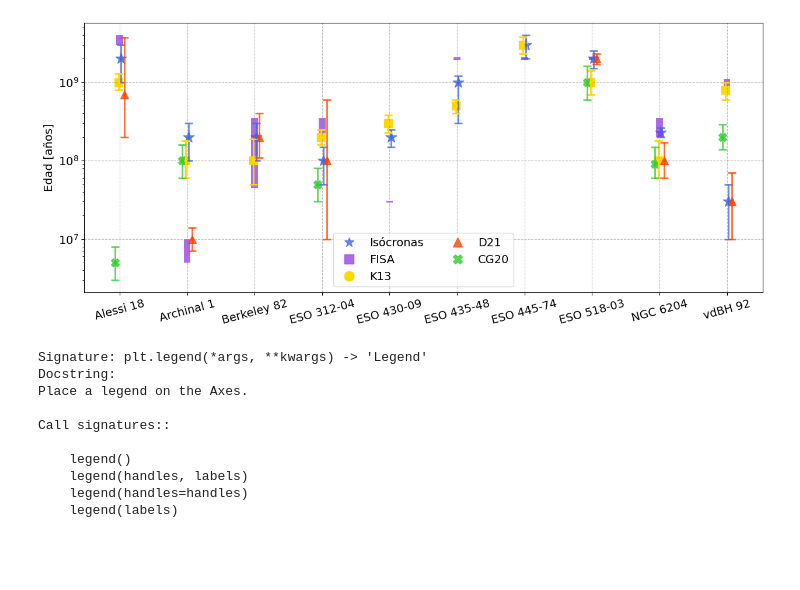
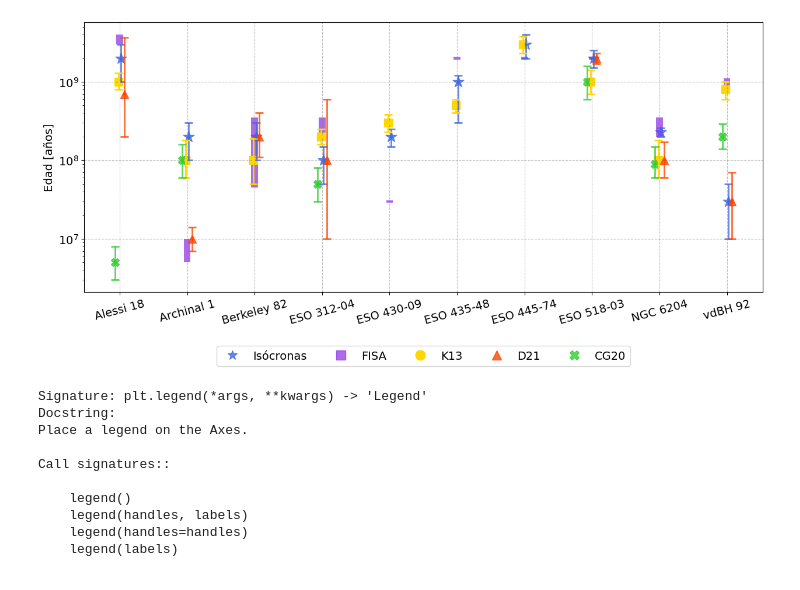
Before and after one commit to ana-garcia1/10-CA-isoc-, a Jupyter notebook: Comp_autores.ipynb, the cells around one changed output. Saved outputs shown, nothing was run; the diff lists cells and outputs as text; code cells hidden in the pictures; blank space fills up the shorter version.

```diff
--- a/Comp_autores.ipynb
+++ b/Comp_autores.ipynb
@@ -246,35 +246,35 @@ for i in range(len(labels)):
         plt.scatter(x[i]-0.02, Kharchenko_yr[i], marker='s', c='gold', s = 100, label='Kharchenko')
         plt.errorbar(x[i]-0.02, Kharchenko_yr[i], yerr=[[Kharchenko_err_inf_yr[i]], [Kharchenko_err_sup_yr[i]]], fmt='.', c='gold', elinewidth=2, capsize=5, capthick=2)
 
     if Dias[i] != 0:
         plt.scatter(x[i]+0.07, Dias_yr[i], marker='^', c='orangered', s = 100, alpha=0.8)
         plt.errorbar(x[i]+0.07, Dias_yr[i], yerr=[[Dias_err_inf_yr[i]], [Dias_err_sup_yr[i]]], fmt='.', c='orangered', elinewidth=2, capsize=5, capthick=2, alpha=0.8)
 
     if CG[i] != 0:
         plt.scatter(x[i]-0.07, CG_yr[i], marker='X', c='limegreen', s = 100, alpha=0.8)
         plt.errorbar(x[i]-0.07, CG_yr[i], yerr=[[CG_err_inf_yr[i]], [CG_err_sup_yr[i]]], fmt='.', c='limegreen', elinewidth=2, capsize=5, capthick=2, alpha=0.8)
 
 plt.xticks(x, labels)
 plt.ylabel('Edad [años]', fontsize=14)
 
 from matplotlib.lines import Line2D
 
 # Crear líneas ficticias para la leyenda
 custom_lines = [
     Line2D([0], [0], marker='*', c='royalblue', alpha=0.8, linestyle='None'),  # Línea 1
     Line2D([0], [0],  marker='s', alpha=0.7, color='blueviolet', linestyle='None') ,   # Línea 2
     Line2D([0],[0], marker='o', c='gold', linestyle='None'),
     Line2D([0],[0], marker='^', c='orangered', alpha=0.8, linestyle='None'),
     Line2D([0],[0], marker='X', c='limegreen', alpha=0.8, linestyle='None')
 ]
 
-plt.legend(custom_lines, ['Isócronas', 'FISA', 'K13', 'D21', 'CG20'], markerscale=2, ncols=2, fontsize=14)
+plt.legend(custom_lines, ['Isócronas', 'FISA', 'K13', 'D21', 'CG20'], markerscale=2, ncols=5, fontsize=14, bbox_to_anchor=(0.5, -0.2), loc='upper center', borderaxespad=0.)
 
 plt.yscale('log')
 
 plt.savefig('comp_autores.png', bbox_inches='tight')
 # %% [output]
-[figure, old version]
+[figure, new version]
 # %%
 plt.legend?
 # %% [output]
```
